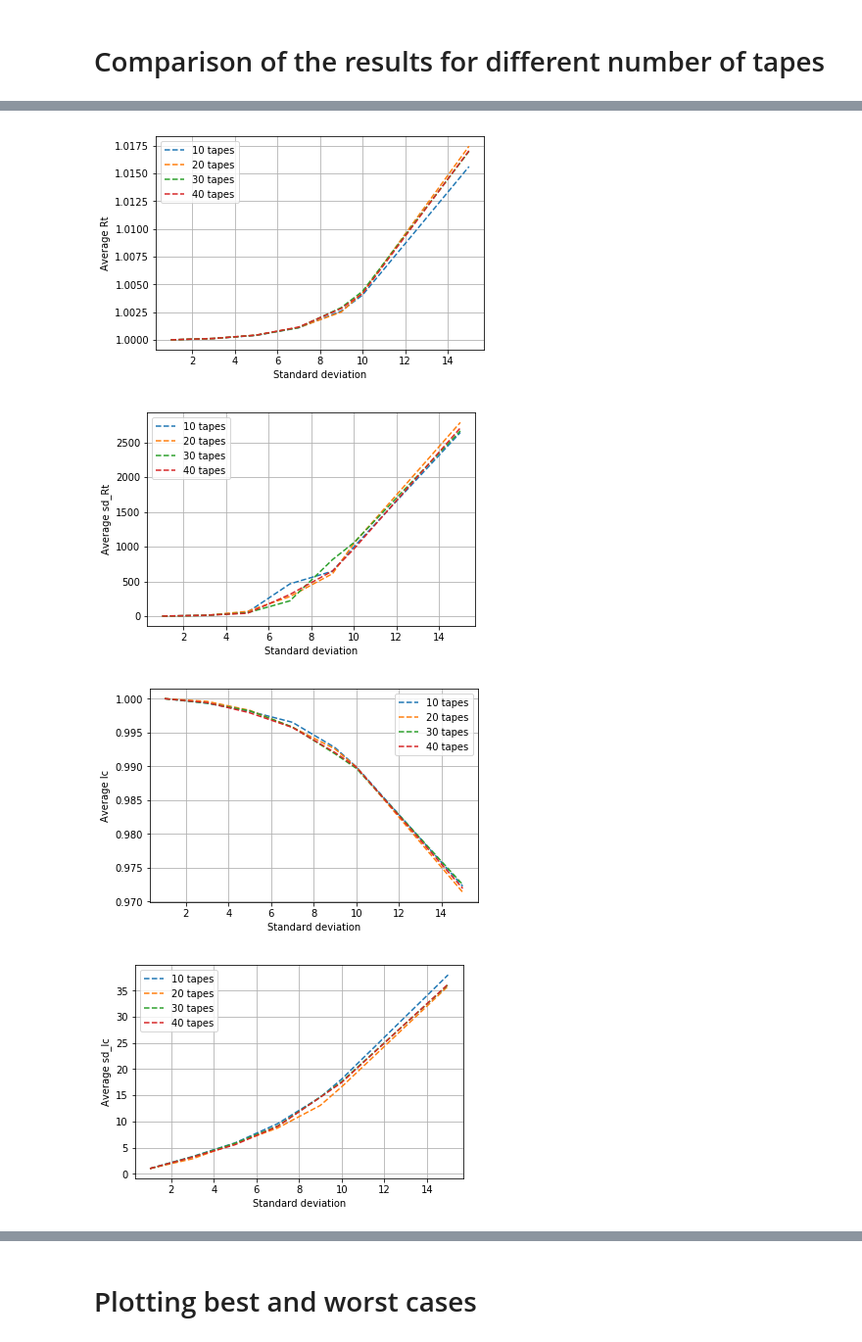
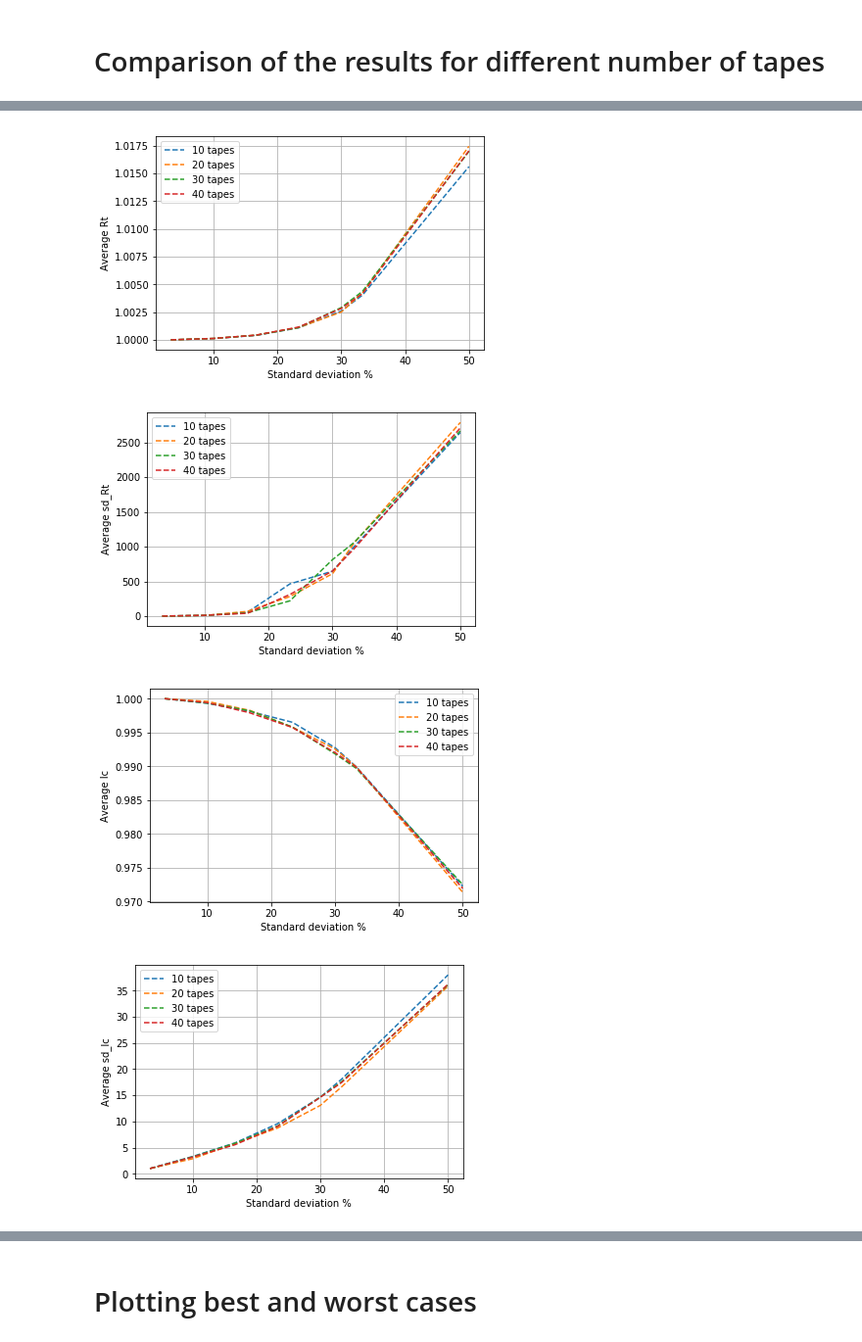
Before and after one commit to auroc10/LBNL, a Jupyter notebook: Ngspice different number of tapes - changing n.ipynb, the cells around one changed output, grey strips where cells are left out. Shown at 98% size. Cells and saved outputs as stored; diff of their text form; code cells hidden in the pictures.

```diff
--- a/Ngspice different number of tapes - changing n.ipynb
+++ b/Ngspice different number of tapes - changing n.ipynb
@@ -323,11 +323,12 @@ def readfilensample(N,Nsample):
 
 for i in range(len(Ntapes)):
     data = readfilensample(Ntapes[i],Nsamples)
-    sigma = data[:,0]
+    standarddev = data[:,0]
+    sigma = standarddev/30*100
     Rt_array = data[:,7]
     plt.plot(sigma,Rt_array,'--', label = f'{Ntapes[i]} tapes')
 plt.ylabel('Average Rt')
-plt.xlabel('Standard deviation')
+plt.xlabel('Standard deviation %')
 plt.legend()
 plt.grid()
 #plt.savefig('Average Rt resistive.png')
@@ -338,7 +339,7 @@ for i in range(len(Ntapes)):
     sd_Rt = data[:,8]
     plt.plot(sigma,sd_Rt,'--', label = f'{Ntapes[i]} tapes')
 plt.ylabel('Average sd_Rt')
-plt.xlabel('Standard deviation')
+plt.xlabel('Standard deviation %')
 plt.legend()
 plt.grid()
 #plt.savefig('Average Ic resistive.png')
@@ -351,7 +352,7 @@ for i in range(len(Ntapes)):
     Ic_array = data[:,1]
     plt.plot(sigma,Ic_array,'--', label = f'{Ntapes[i]} tapes')
 plt.ylabel('Average Ic')
-plt.xlabel('Standard deviation')
+plt.xlabel('Standard deviation %')
 plt.legend()
 plt.grid()
 #plt.savefig('Average Ic resistive.png')
@@ -362,7 +363,7 @@ for i in range(len(Ntapes)):
     sd_Ic = data[:,2]
     plt.plot(sigma,sd_Ic,'--', label = f'{Ntapes[i]} tapes')
 plt.ylabel('Average sd_Ic')
-plt.xlabel('Standard deviation')
+plt.xlabel('Standard deviation %')
 plt.legend()
 plt.grid()
 #plt.savefig('Average sd_Ic resistive.png')
@@ -373,7 +374,7 @@ for i in range(len(Ntapes)):
     n_array = data[:,3]
     plt.plot(sigma,n_array,'--', label = f'{Ntapes[i]} tapes')
 plt.ylabel('Average n')
-plt.xlabel('Standard deviation')
+plt.xlabel('Standard deviation %')
 plt.legend()
 plt.grid()
 #plt.savefig('Average n resistive.png')
@@ -384,7 +385,7 @@ for i in range(len(Ntapes)):
     sd_n = data[:,4]
     plt.plot(sigma,sd_n,'--', label = f'{Ntapes[i]} tapes')
 plt.ylabel('Average sd_n')
-plt.xlabel('Standard deviation')
+plt.xlabel('Standard deviation %')
 plt.legend()
 plt.grid()
 #plt.savefig('Average sd_n resistive.png')
@@ -395,7 +396,7 @@ for i in range(len(Ntapes)):
     Error_fit_array = data[:,5]
     plt.plot(sigma,Error_fit_array,'--', label = f'{Ntapes[i]} tapes')
 plt.ylabel('Average Fit error')
-plt.xlabel('Standard deviation')
+plt.xlabel('Standard deviation %')
 plt.ticklabel_format(style='sci', axis='y', scilimits=(0,0))
 plt.legend()
 plt.grid()
@@ -407,7 +408,7 @@ for i in range(len(Ntapes)):
     sd_error = data[:,6]
     plt.plot(sigma,sd_error,'--', label = f'{Ntapes[i]} tapes')
 plt.ylabel('Average sd_error')
-plt.xlabel('Standard deviation')
+plt.xlabel('Standard deviation %')
 plt.ticklabel_format(style='sci', axis='y', scilimits=(0,0))
 plt.legend()
 plt.grid()
@@ -434,11 +435,12 @@ For each array with averaged values, we divide x/x0 where x0 is the average valu
 #Nsamples = np.array([10])
 for i in range(len(Ntapes)):
     data = readfilensample(Ntapes[i],Nsamples)
-    sigma = data[:,0]
+    standarddev = data[:,0]
+    sigma = standarddev/30*100
     Rt_array = data[:,7]/data[0,7]
     plt.plot(sigma,Rt_array,'--', label = f'{Ntapes[i]} tapes')
 plt.ylabel('Average Rt')
-plt.xlabel('Standard deviation')
+plt.xlabel('Standard deviation %')
 plt.legend()
 plt.grid()
 plt.savefig('Normalized Average Rt resistive.png')
@@ -449,7 +451,7 @@ for i in range(len(Ntapes)):
     sd_Rt = data[:,8]/data[0,8]
     plt.plot(sigma,sd_Rt,'--', label = f'{Ntapes[i]} tapes')
 plt.ylabel('Average sd_Rt')
-plt.xlabel('Standard deviation')
+plt.xlabel('Standard deviation %')
 plt.legend()
 plt.grid()
 plt.savefig('Normalized Average Ic resistive.png')
@@ -457,12 +459,10 @@ plt.show()
 
 for i in range(len(Ntapes)):
     data = readfilensample(Ntapes[i],Nsamples)
-    #print(data)
-    sigma = data[:,0]
     Ic_array = data[:,1]/data[0,1]
     plt.plot(sigma,Ic_array,'--', label = f'{Ntapes[i]} tapes')
 plt.ylabel('Average Ic')
-plt.xlabel('Standard deviation')
+plt.xlabel('Standard deviation %')
 plt.legend()
 plt.grid()
 plt.savefig('Normalized Average Ic.png')
@@ -473,7 +473,7 @@ for i in range(len(Ntapes)):
     sd_Ic = data[:,2]/data[0,2]
     plt.plot(sigma,sd_Ic,'--', label = f'{Ntapes[i]} tapes')
 plt.ylabel('Average sd_Ic')
-plt.xlabel('Standard deviation')
+plt.xlabel('Standard deviation %')
 plt.legend()
 plt.grid()
 plt.savefig('Normalized Average sd_Ic.png')
@@ -484,7 +484,7 @@ for i in range(len(Ntapes)):
     n_array = data[:,3]/data[0,3]
     plt.plot(sigma,n_array,'--', label = f'{Ntapes[i]} tapes')
 plt.ylabel('Average n')
-plt.xlabel('Standard deviation')
+plt.xlabel('Standard deviation %')
 plt.legend()
 plt.grid()
 plt.savefig('Normalized Average n.png')
@@ -495,38 +495,38 @@ for i in range(len(Ntapes)):
     sd_n = data[:,4]/data[0,4]
     plt.plot(sigma,sd_n,'--', label = f'{Ntapes[i]} tapes')
 plt.ylabel('Average sd_n')
-plt.xlabel('Standard deviation')
+plt.xlabel('Standard deviation %')
 plt.legend()
 plt.grid()
 plt.savefig('Normalized Average sd_n.png')
 plt.show()
 
 for i in range(len(Ntapes)):
     data = readfilensample(Ntapes[i],Nsamples)
     Error_fit_array = data[:,5]/data[0,5]
     plt.plot(sigma,Error_fit_array,'--', label = f'{Ntapes[i]} tapes')
 plt.ylabel('Average Fit error')
-plt.xlabel('Standard deviation')
+plt.xlabel('Standard deviation %')
 plt.ticklabel_format(style='sci', axis='y', scilimits=(0,0))
 plt.legend()
 plt.grid()
 plt.savefig('Normalized Average Fit error.png')
 plt.show()
 
 for i in range(len(Ntapes)):
     data = readfilensample(Ntapes[i],Nsamples)
     sd_error = data[:,6]/data[0,6]
     plt.plot(sigma,sd_error,'--', label = f'{Ntapes[i]} tapes')
 plt.ylabel('Average sd_error')
-plt.xlabel('Standard deviation')
+plt.xlabel('Standard deviation %')
 plt.ticklabel_format(style='sci', axis='y', scilimits=(0,0))
 plt.legend()
 plt.grid()
 plt.savefig('Normalized Average sd_error.png')
 plt.show()
     #max_fiterror_index = data[:,7]
 # %% [output]
-[figure, old version]
+[figure, new version]
-[figure, old version]
+[figure, new version]
-[figure, old version]
+[figure, new version]
-[figure, old version]
+[figure, new version]
```
Also changed, not shown: parts of 4 cells of this notebook.
